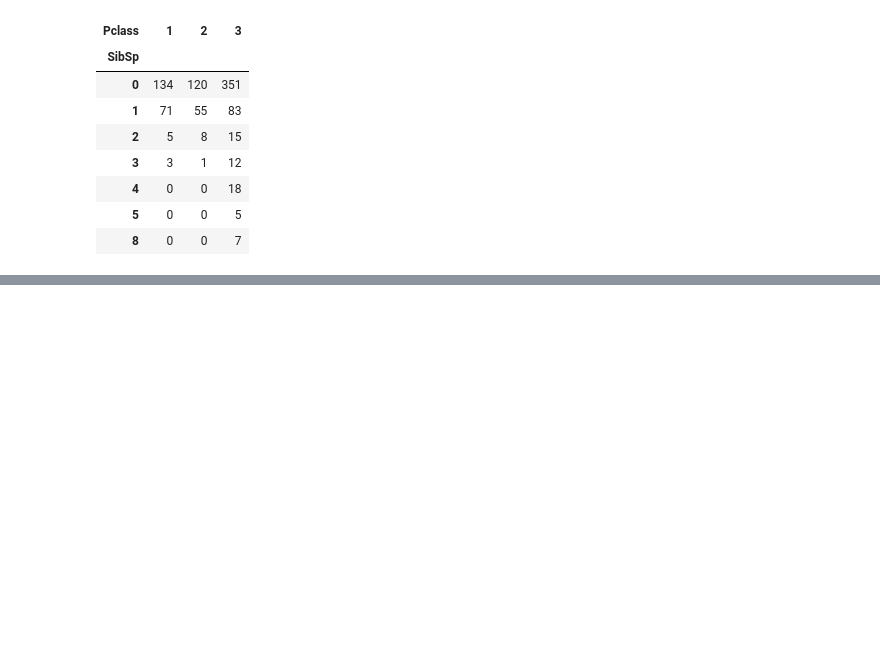
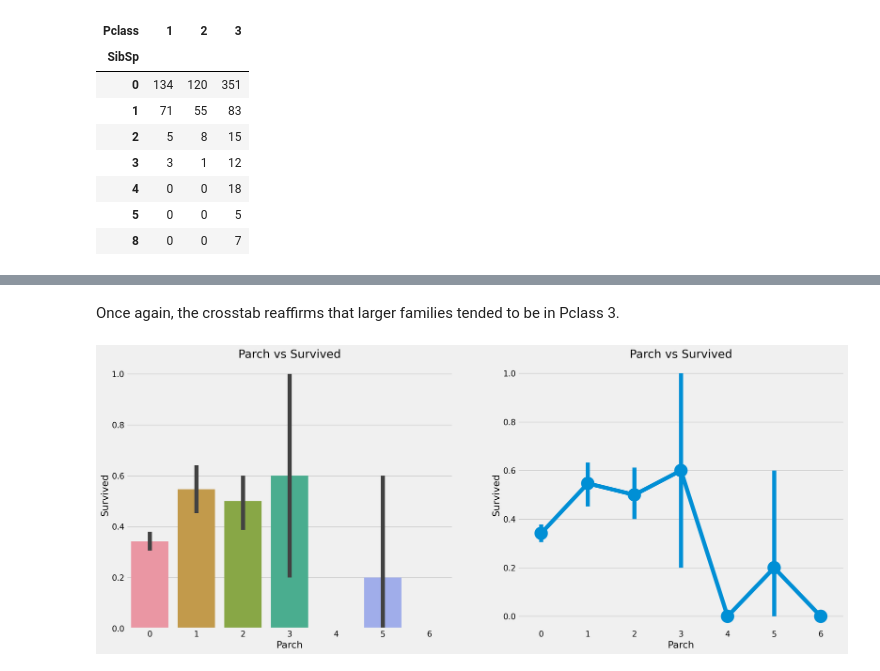
Before and after one commit to hisyam-jaelani/Data-Science-Projects, a Jupyter notebook: from-tragedy-to-insights-titanic.ipynb, the cells around one changed output, grey strips where cells are left out. Cells and saved outputs as stored; diff of their text form; code cells hidden in the pictures; blank space fills up the shorter version.

```diff
--- a/from-tragedy-to-insights-titanic.ipynb
+++ b/from-tragedy-to-insights-titanic.ipynb
@@ -693,0 +720,11 @@ pd.crosstab(train_df.SibSp,train_df.Pclass).style.background_gradient(cmap='summ
+# %% [markdown]
+Once again, the crosstab reaffirms that larger families tended to be in Pclass 3.
+# %%
+f, ax = plt.subplots(1,2,figsize=(20,8))
+sns.barplot(x= 'Parch',y= 'Survived', data = train_df, ax=ax[0])
+ax[0].set_title('Parch vs Survived')
+sns.pointplot(x='Parch', y= 'Survived', data= train_df, ax=ax[1])
+ax[1].set_title('Parch vs Survived')
+plt.show()
+# %% [output]
+[figure, added]
```
Also changed, not shown: parts of 27 cells of this notebook.
